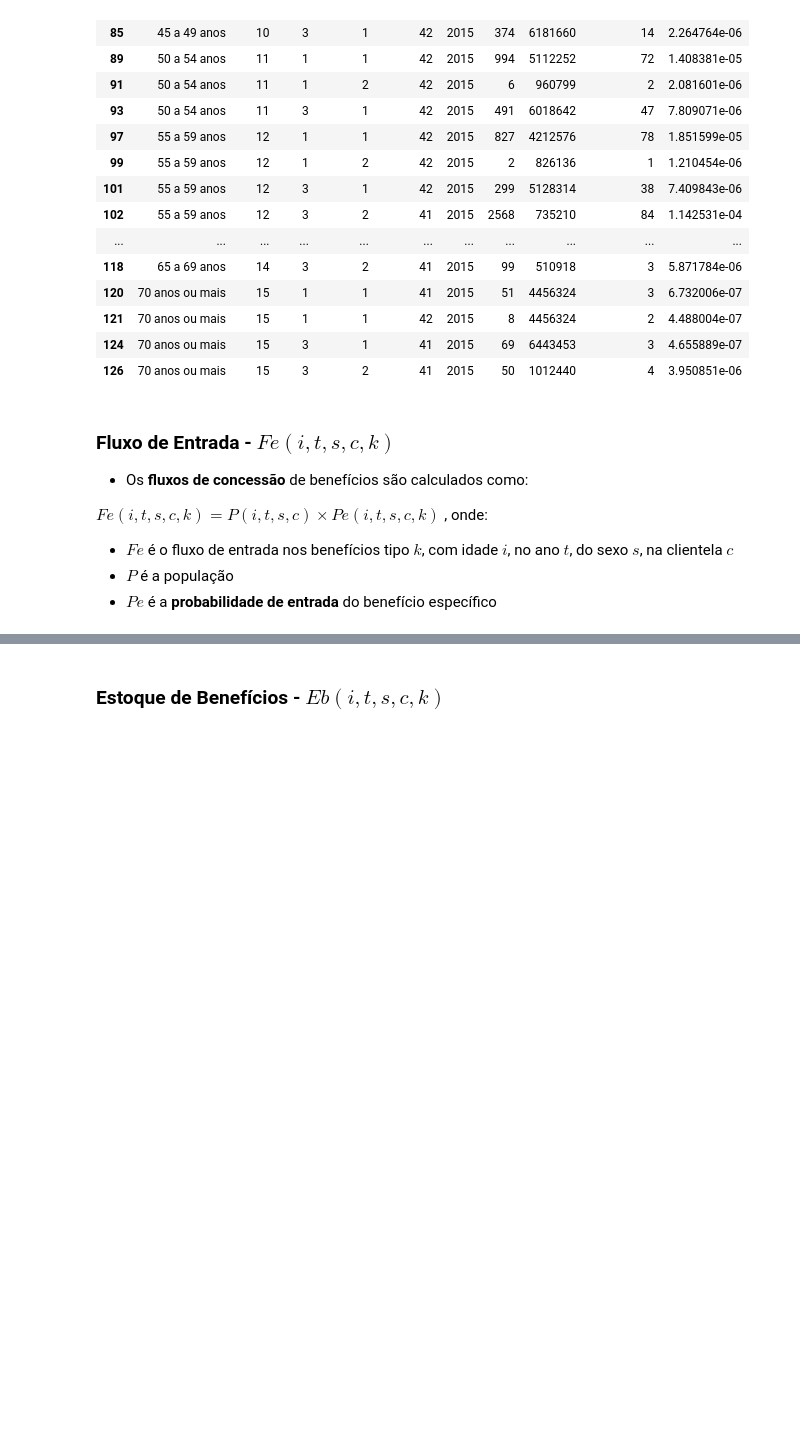
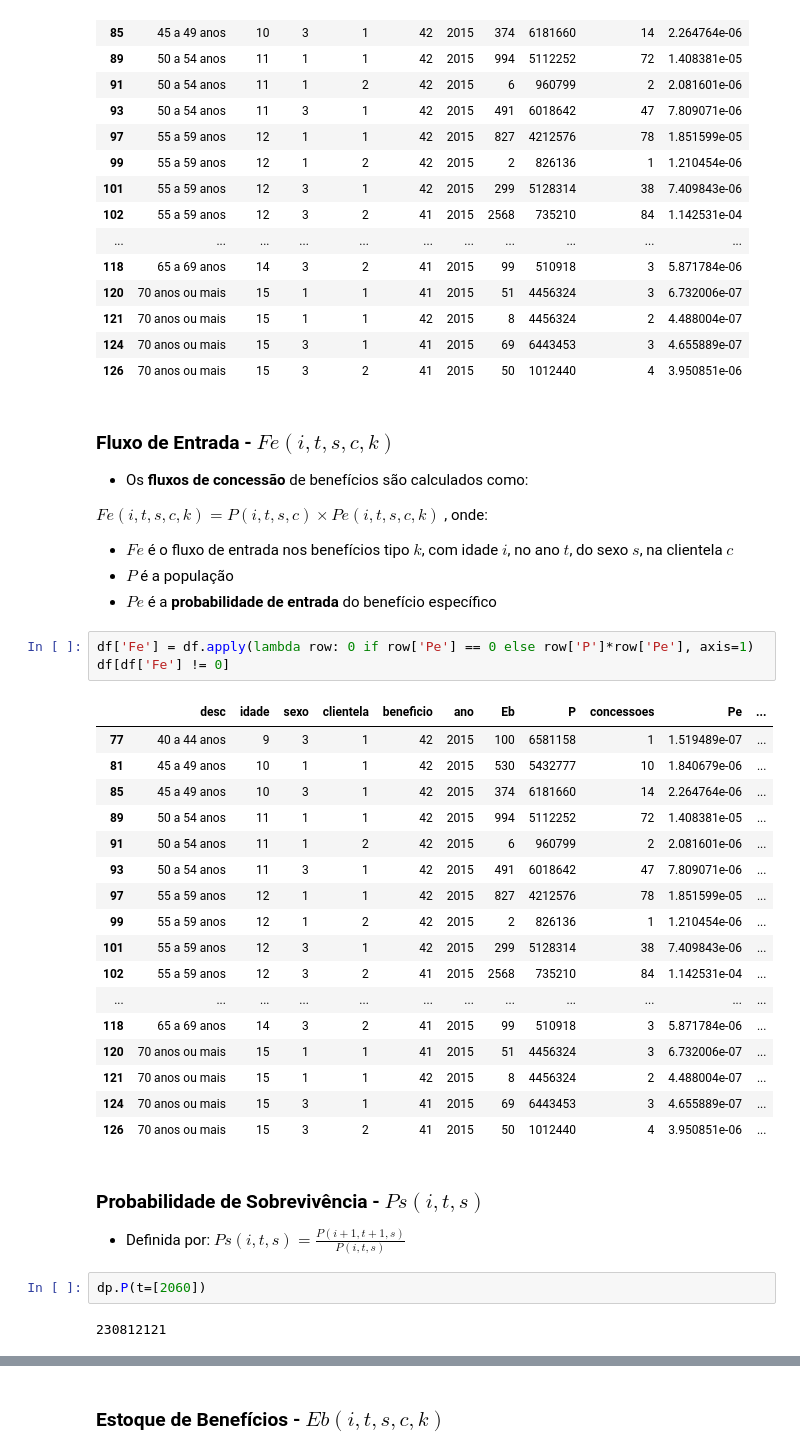
Before and after one commit to andrespp/ds-prev, a Jupyter notebook: analysis/Simulacao_RGPS.ipynb, the cells around one changed output, grey strips where cells are left out. Drawn from its saved outputs; the diff is of its cells as text; blank space fills up the shorter version.

```diff
--- a/analysis/Simulacao_RGPS.ipynb
+++ b/analysis/Simulacao_RGPS.ipynb
@@ -442,4 +462,34 @@ df[df['Pe']!=0]
  * $Fe$ é o fluxo de entrada nos benefícios tipo $k$, com idade $i$, no ano $t$, do sexo $s$, na clientela $c$
  * $P$ é a população
  * $Pe$ é a **probabilidade de entrada** do benefício específico
+# %%
+df['Fe'] = df.apply(lambda row: 0 if row['Pe'] == 0 else row['P']*row['Pe'], axis=1)
+df[df['Fe'] != 0]
+# %% [output]
+|  | desc | idade | sexo | clientela | beneficio | ano | Eb | P | concessoes | Pe | ... |
+| 77 | 40 a 44 anos | 9 | 3 | 1 | 42 | 2015 | 100 | 6581158 | 1 | 1.519489e-07 | ... |
+| 81 | 45 a 49 anos | 10 | 1 | 1 | 42 | 2015 | 530 | 5432777 | 10 | 1.840679e-06 | ... |
+| 85 | 45 a 49 anos | 10 | 3 | 1 | 42 | 2015 | 374 | 6181660 | 14 | 2.264764e-06 | ... |
+| 89 | 50 a 54 anos | 11 | 1 | 1 | 42 | 2015 | 994 | 5112252 | 72 | 1.408381e-05 | ... |
+| 91 | 50 a 54 anos | 11 | 1 | 2 | 42 | 2015 | 6 | 960799 | 2 | 2.081601e-06 | ... |
+| 93 | 50 a 54 anos | 11 | 3 | 1 | 42 | 2015 | 491 | 6018642 | 47 | 7.809071e-06 | ... |
+| 97 | 55 a 59 anos | 12 | 1 | 1 | 42 | 2015 | 827 | 4212576 | 78 | 1.851599e-05 | ... |
+| 99 | 55 a 59 anos | 12 | 1 | 2 | 42 | 2015 | 2 | 826136 | 1 | 1.210454e-06 | ... |
+| 101 | 55 a 59 anos | 12 | 3 | 1 | 42 | 2015 | 299 | 5128314 | 38 | 7.409843e-06 | ... |
+| 102 | 55 a 59 anos | 12 | 3 | 2 | 41 | 2015 | 2568 | 735210 | 84 | 1.142531e-04 | ... |
+| ... | ... | ... | ... | ... | ... | ... | ... | ... | ... | ... | ... |
+| 118 | 65 a 69 anos | 14 | 3 | 2 | 41 | 2015 | 99 | 510918 | 3 | 5.871784e-06 | ... |
+| 120 | 70 anos ou mais | 15 | 1 | 1 | 41 | 2015 | 51 | 4456324 | 3 | 6.732006e-07 | ... |
+| 121 | 70 anos ou mais | 15 | 1 | 1 | 42 | 2015 | 8 | 4456324 | 2 | 4.488004e-07 | ... |
+| 124 | 70 anos ou mais | 15 | 3 | 1 | 41 | 2015 | 69 | 6443453 | 3 | 4.655889e-07 | ... |
+| 126 | 70 anos ou mais | 15 | 3 | 2 | 41 | 2015 | 50 | 1012440 | 4 | 3.950851e-06 | ... |
+# %% [markdown]
+### Probabilidade de Sobrevivência - $Ps(i,t,s)$
+
+* Definida por:
+ $Ps (i, t, s) = \frac{P(i+1, t+1, s)}{P(i,t,s)}$
+# %%
+dp.P(t=[2060])
+# %% [output]
+230812121
 # %%
```
Also changed, not shown: parts of 10 cells of this notebook, 1 other file.
